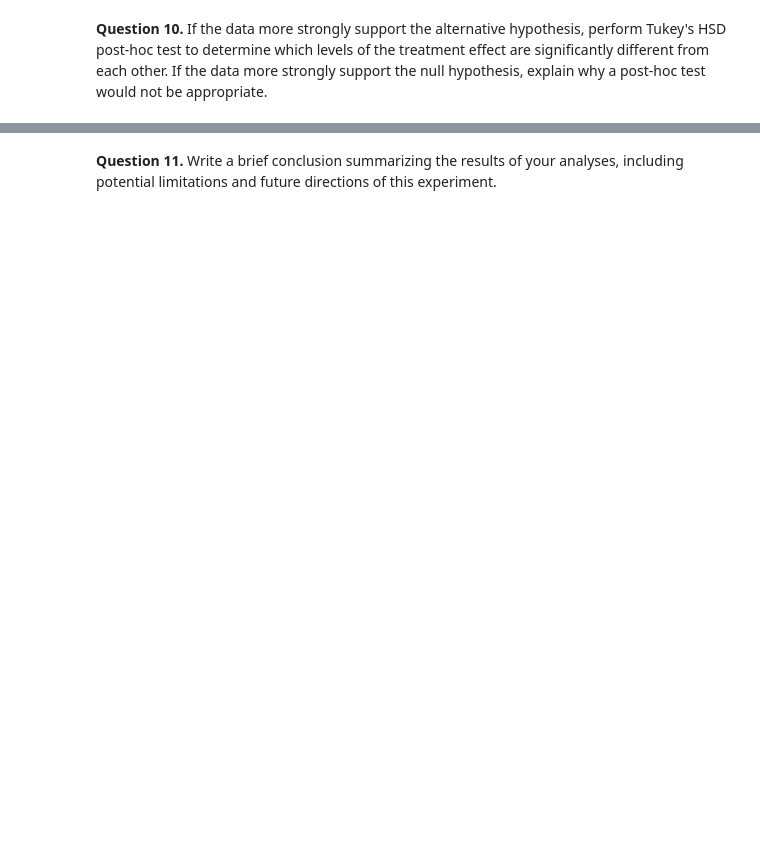
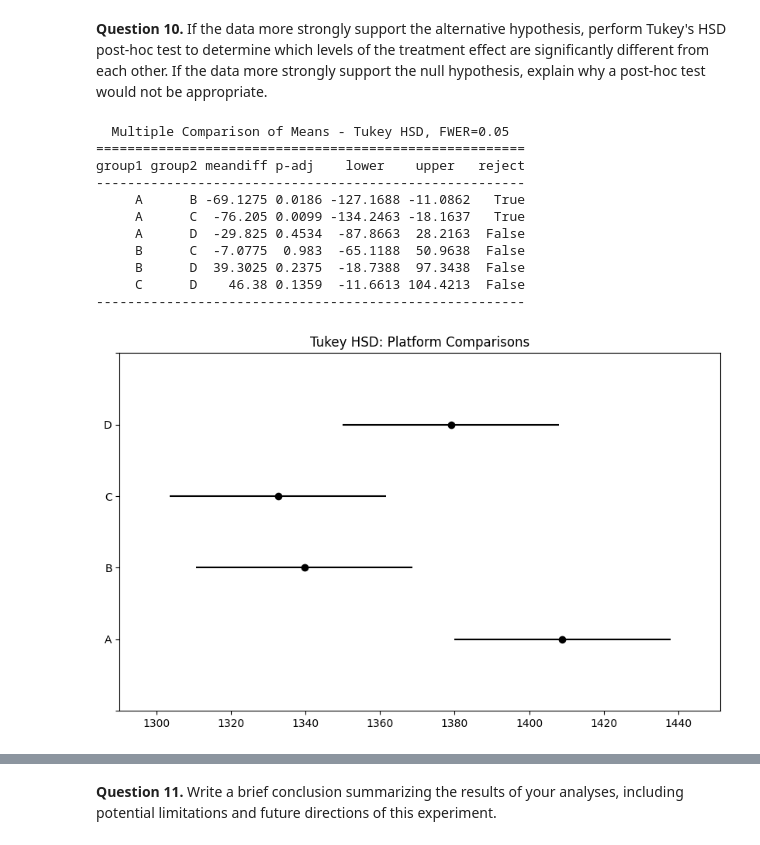
Before and after one commit to MihretTe/STAT-7220-Applied-Experimental-Design, a Jupyter notebook: Assignments/HW2/HW-2.ipynb, the cells around one changed output, grey strips where cells are left out. Cells and saved outputs as stored; diff of their text form; code cells hidden in the pictures; blank space fills up the shorter version.

```diff
--- a/Assignments/HW2/HW-2.ipynb
+++ b/Assignments/HW2/HW-2.ipynb
@@ -393,2 +426,30 @@ The Q-Q plot shows that most residuals fall along the straight line, indicating
 # %% [markdown]
 **Question 10.** If the data more strongly support the alternative hypothesis, perform Tukey's HSD post-hoc test to determine which levels of the treatment effect are significantly different from each other. If the data more strongly support the null hypothesis, explain why a post-hoc test would not be appropriate.
+# %%
+from statsmodels.stats.multicomp import pairwise_tukeyhsd
+
+# Tukey's HSD test for Platform
+tukey = pairwise_tukeyhsd(endog=df['Engagement'],   # dependent variable
+                          groups=df['Platform'],    # treatment groups
+                          alpha=0.05)              # significance level
+
+# Print the results
+print(tukey)
+
+# Optional: visualize
+tukey.plot_simultaneous()
+plt.title("Tukey HSD: Platform Comparisons")
+plt.show()
+# %% [output]
+  Multiple Comparison of Means - Tukey HSD, FWER=0.05
+=======================================================
+group1 group2 meandiff p-adj    lower    upper   reject
+-------------------------------------------------------
+     A      B -69.1275 0.0186 -127.1688 -11.0862   True
+     A      C  -76.205 0.0099 -134.2463 -18.1637   True
+     A      D  -29.825 0.4534  -87.8663  28.2163  False
+     B      C  -7.0775  0.983  -65.1188  50.9638  False
+     B      D  39.3025 0.2375  -18.7388  97.3438  False
+     C      D    46.38 0.1359  -11.6613 104.4213  False
+-------------------------------------------------------
+[figure, added]
```
Also changed, not shown: parts of 8 cells of this notebook.
